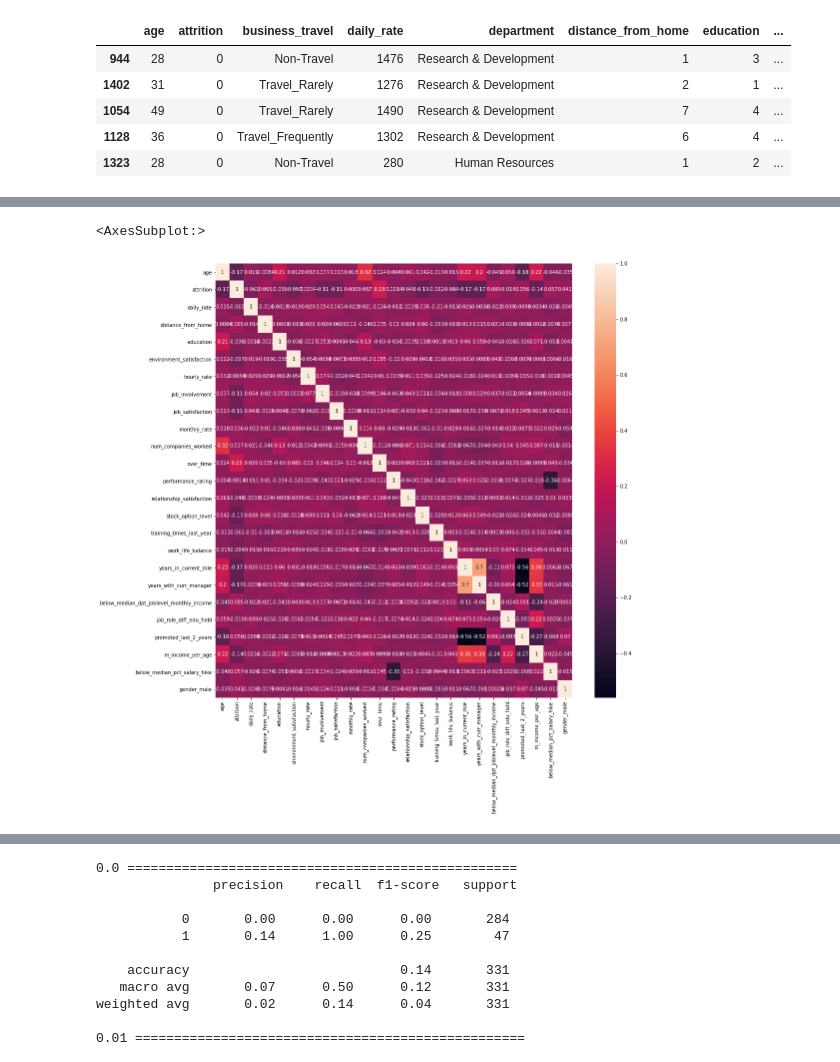
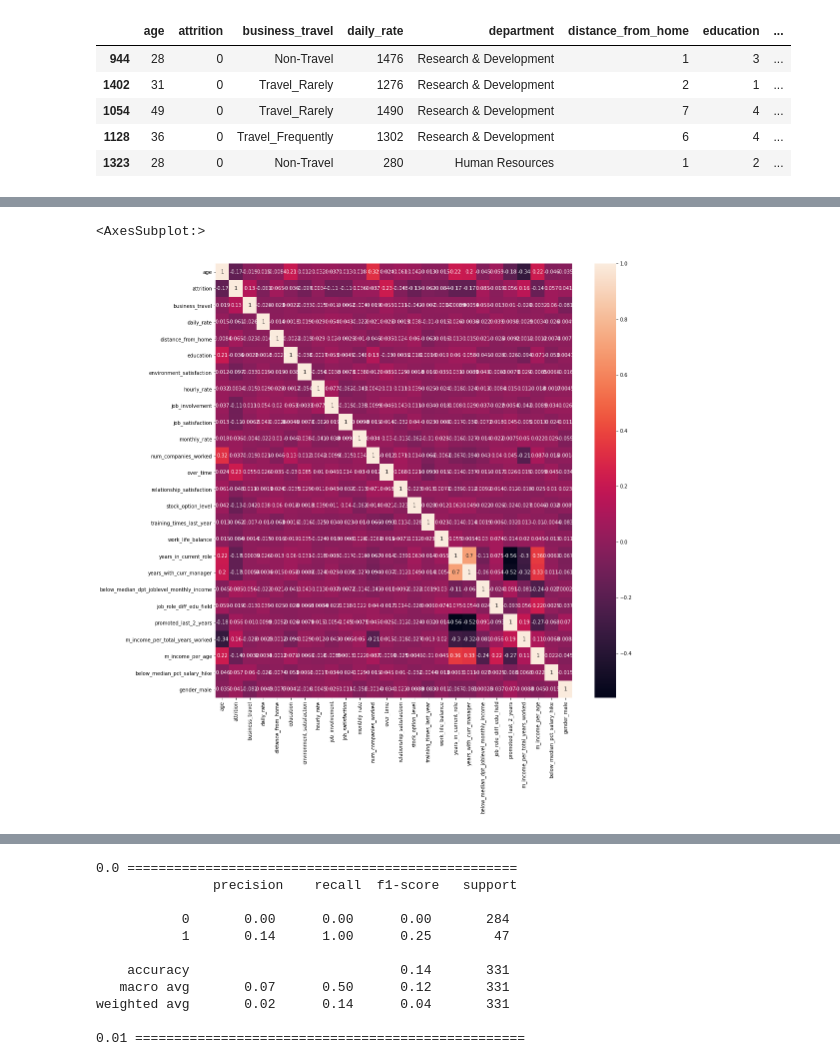
Before and after one commit to renanfmoises/people-analytics, a Jupyter notebook: notebooks/People Analytics - Model Selection - Feature Engineering (Renan).ipynb, the cells around one changed output, grey strips where cells are left out. Saved outputs shown, nothing was run; the diff lists cells and outputs as text; code cells hidden in the pictures.

```diff
--- a/notebooks/People Analytics - Model Selection - Feature Engineering (Renan).ipynb
+++ b/notebooks/People Analytics - Model Selection - Feature Engineering (Renan).ipynb
@@ -70,4 +77,4 @@ Index(['age', 'attrition', 'business_travel', 'daily_rate', 'department',
        'years_since_last_promotion', 'years_with_curr_manager'],
       dtype='object')
 # %%
-people.drop(columns = ['employee_count', 'over', 'standard_hours', 'employee_number'], inplace = True)
+people_train.drop(columns = ['employee_count', 'over', 'standard_hours', 'employee_number'], inplace = True)
@@ -328,7 +332,9 @@ people_train['promoted_last_2_years'] = \
         people_train['years_since_last_promotion'].apply(lambda x: 1 if x <= 2 else 0)
 # %%
 # Checking minimal value for Monthly Income contitioned to 0 Total Working Years
-people_train[people_train['total_working_years'] == 0]['monthly_income'].describe()
+print(people_train[people_train['total_working_years'] == 0]['monthly_income'].describe())
+
+total_workin_years_min = people_train[people_train['total_working_years'] == 0]['monthly_income'].min()
 # %% [output]
 count      10.000000
 mean     1524.600000
@@ -345,0 +371,3 @@ Name: monthly_income, dtype: float64
+# %%
+people_train[people_train['m_income_per_total_years_worked'] == np.inf]['m_income_per_total_years_worked'] = 1
+people_train['m_income_per_total_years_worked'].replace(np.inf, total_workin_years_min, inplace = True)
@@ -382,6 +422,14 @@ people_train.head()
 | 1054 | 49 | 0 | Travel_Rarely | 1490 | Research & Development | 7 | 4 | ... |
 | 1128 | 36 | 0 | Travel_Frequently | 1302 | Research & Development | 6 | 4 | ... |
 | 1323 | 28 | 0 | Non-Travel | 280 | Human Resources | 1 | 2 | ... |
+# %%
+business_travel_map = {
+    'Non-Travel': 0,
+    'Travel_Rarely': 1,
+    'Travel_Frequently': 2
+}
+
+people_train['business_travel'] = people_train['business_travel'].map(business_travel_map)
 # %%
 corr2 = people_train.corr()
 plt.figure(figsize = (16, 16))
@@ -392,17 +440,18 @@ sns.heatmap(corr2, annot = True)
 # %%
 people_train = people_train.drop([
                                    'job_level',
                                    'monthly_income',
                                    'years_since_last_promotion',
                                    'total_working_years',
                                    'percent_salary_hike',
                                    'years_at_company',
+                                   'performance_rating',
 #                                    'years_with_curr_manager',
 #                                    'years_in_current_role'
                                   ], axis = 1)
 corr3 = people_train.corr()
 plt.figure(figsize = (16, 16))
 sns.heatmap(corr3, annot = True)
 # %% [output]
 <AxesSubplot:>
-[figure, old version]
+[figure, new version]
```
Also changed, not shown: parts of 75 cells of this notebook, 6 other files.
